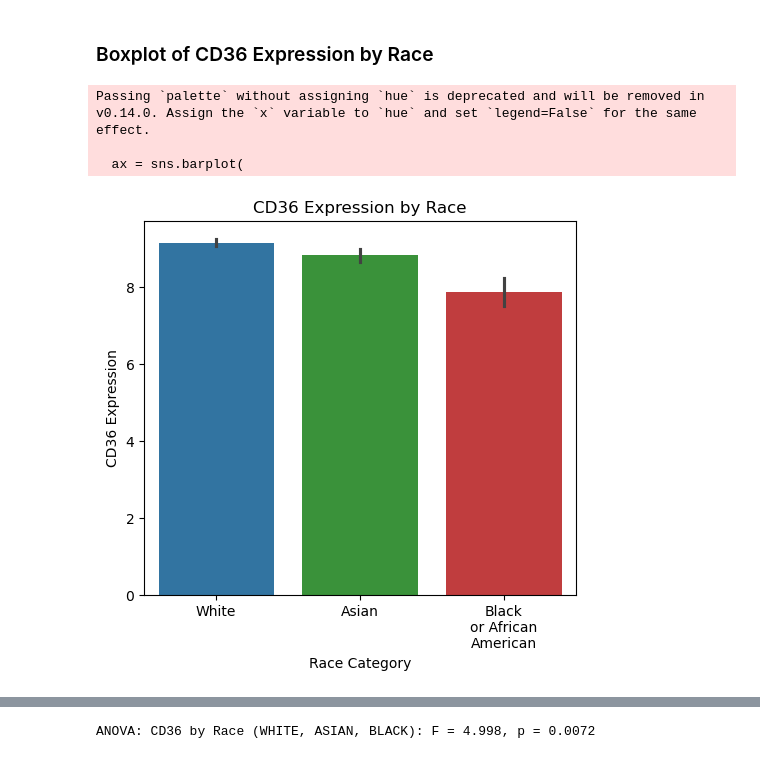
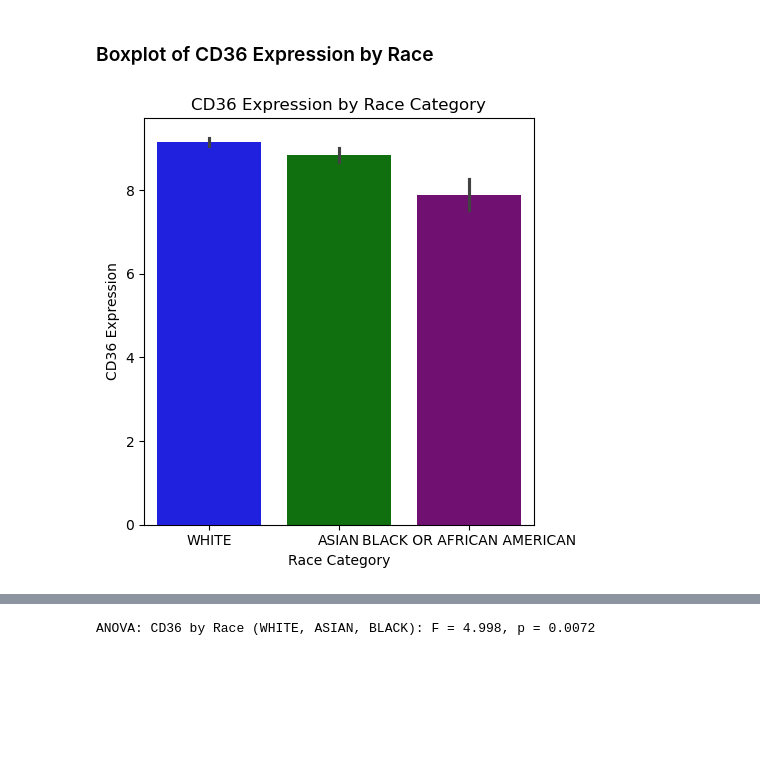
Before and after one commit to atanugiri/gastric-cancer, a Jupyter notebook: 01_Data_Analysis.ipynb, the cells around one changed output, grey strips where cells are left out. Cells and saved outputs as stored; diff of their text form; code cells hidden in the pictures; blank space fills up the shorter version.

```diff
--- a/01_Data_Analysis.ipynb
+++ b/01_Data_Analysis.ipynb
@@ -174,3 +174,13 @@ CD36 variance: 2.3162, Rank: 3870 out of 8863
 ## Survival status analysis
 # %% [markdown]
 ### CD36 expression by survival status
+# %%
+# Extract CD36 expression and align with clinical_df
+cd36_expr = expression_df.loc["CD36"]
+merged_df = clinical_df.copy()
+merged_df.set_index("Sample ID", inplace=True)
+merged_df["CD36 Expression"] = cd36_expr
+print(merged_df.head(n=2))
+
+# Excel Export
+merged_df.reset_index().to_excel("CD36_merged_data.xlsx", index=False)
@@ -534,48 +453,24 @@ Name: count, dtype: int64
 # %% [markdown]
 ### Boxplot of CD36 Expression by Race
 # %%
-# Define races to include
+# Step 1: Define races of interest
 selected_races = ["WHITE", "ASIAN", "BLACK OR AFRICAN AMERICAN"]
 
-# Filter clinical data
-filtered_race_df = clinical_df[clinical_df["Race Category"].isin(selected_races)].copy()
-
-# Add CD36 expression
-filtered_race_df["CD36 Expression"] = expression_df.loc["CD36", filtered_race_df["Sample ID"]].values
+# Step 2: Filter from merged_df (not just clinical_df)
+filtered_race_df = merged_df[merged_df["Race Category"].isin(selected_races)].copy()
 # %%
-import seaborn as sns
-import matplotlib.pyplot as plt
-
-# Custom race color palette
-custom_palette = {
-    "WHITE": "#1f77b4",
-    "ASIAN": "#2ca02c",
-    "BLACK OR AFRICAN AMERICAN": "#d62728"
-}
-
-plt.figure(figsize=(5, 5))
-ax = sns.barplot(
-    x="Race Category",
-    y="CD36 Expression",
-    data=filtered_race_df,
-    errorbar="se",
-    palette=custom_palette
+plot_grouped_expression(
+    df=filtered_race_df,
+    y_col="CD36 Expression",
+    group_col="Race Category",
+    palette={
+        "WHITE": "blue",
+        "ASIAN": "green",
+        "BLACK OR AFRICAN AMERICAN": "purple"
+    },
+    order=["WHITE", "ASIAN", "BLACK OR AFRICAN AMERICAN"],
+    plot_type="bar",
 )
-
-# Set custom x-tick labels
-ax.set_xticks([0, 1, 2])
-ax.set_xticklabels(["White", "Asian", "Black\nor African\nAmerican"])
-
-plt.title("CD36 Expression by Race")
-plt.tight_layout()
-
-# Save
-plt.savefig("CD36_expression_by_race.png", dpi=300, bbox_inches="tight")
-plt.savefig("CD36_expression_by_race.pdf", bbox_inches="tight")
-plt.show()
 # %% [output]
-Passing `palette` without assigning `hue` is deprecated and will be removed in v0.14.0. Assign the `x` variable to `hue` and set `legend=False` for the same effect.
-
-  ax = sns.barplot(
-[figure, old version]
+[figure, new version]
 # %%
```
Also changed, not shown: parts of 24 cells of this notebook.
